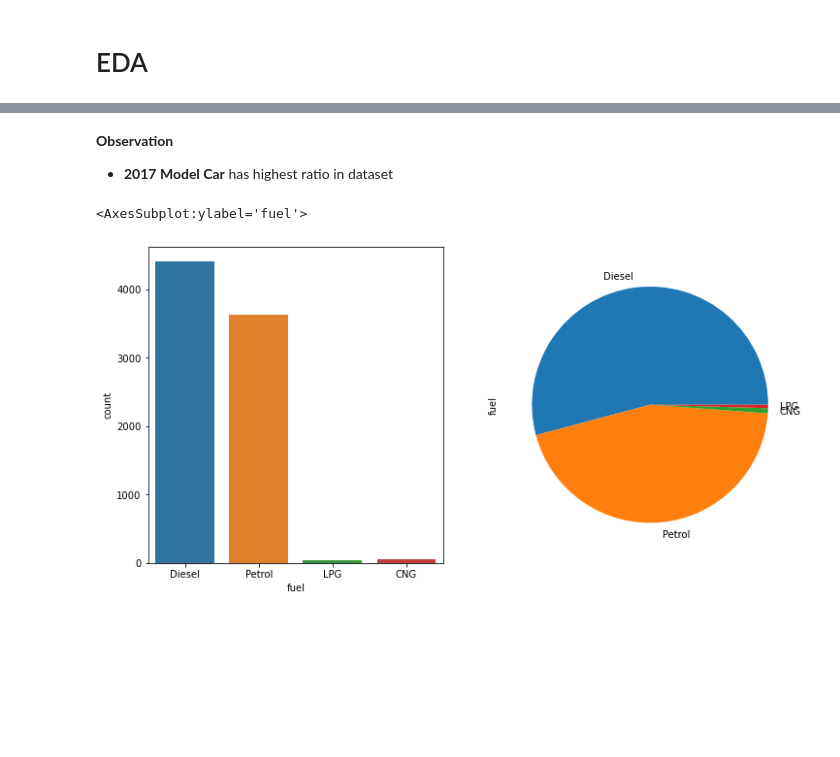
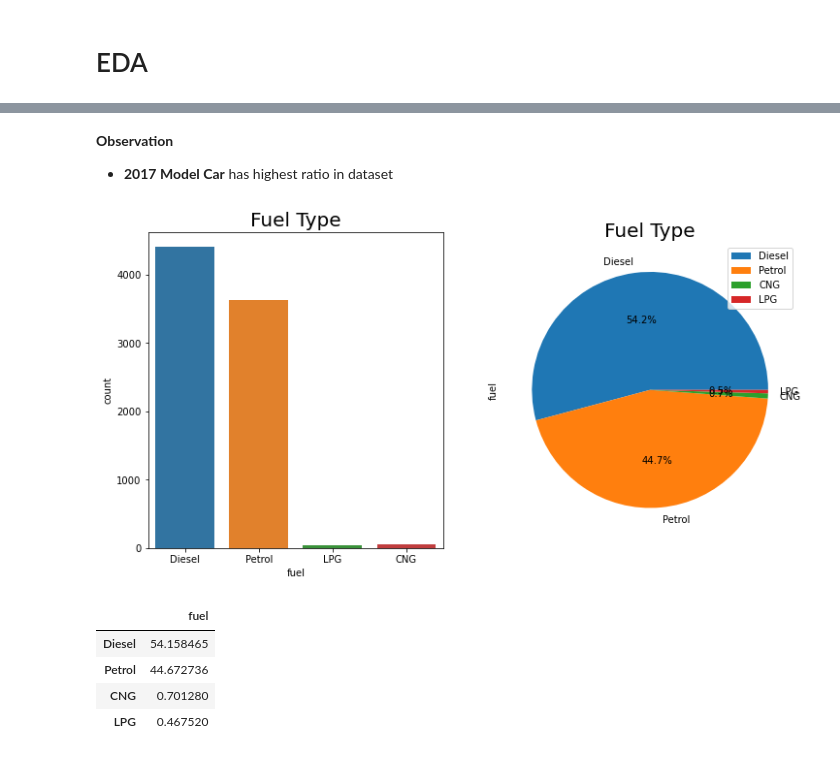
Before and after one commit to Sialsanwal/Data-Science, a Jupyter notebook: Machine learning Model/Regression Model/Project 1/Car Price EDA.ipynb, the cells around one changed output, grey strips where cells are left out. Drawn from its saved outputs; the diff is of its cells as text; code cells hidden in the pictures; blank space fills up the shorter version.

```diff
--- a/Machine learning Model/Regression Model/Project 1/Car Price EDA.ipynb
+++ b/Machine learning Model/Regression Model/Project 1/Car Price EDA.ipynb
@@ -123,12 +130,24 @@ df.year.value_counts().plot(kind='bar')
-# %% [markdown]
-**Observation**
-- **2017 Model Car** has highest ratio in dataset
+# %% [markdown]
+**Observation**
+- **2017 Model Car** has highest ratio in dataset
 # %%
 plt.figure(figsize=(12,6))
 plt.subplot(1,2,1)
+plt.title("Fuel Type",fontsize=20)
 sns.countplot(data=df,x=df.fuel)
 plt.subplot(1,2,2)
-df.fuel.value_counts().plot(kind='pie',autopct="")
+plt.title("Fuel Type",fontsize=20)
+
+df.fuel.value_counts().plot(kind='pie',autopct='%.1f%%')
+plt.legend()
+plt.show()
 # %% [output]
-<AxesSubplot:ylabel='fuel'>
-[figure, old version]
+[figure, new version]
+# %%
+pd.DataFrame(df.fuel.value_counts()/len(df)*100)
+# %% [output]
+|  | fuel |
+| Diesel | 54.158465 |
+| Petrol | 44.672736 |
+| CNG | 0.701280 |
+| LPG | 0.467520 |
```
Also changed, not shown: parts of 2 cells of this notebook.
